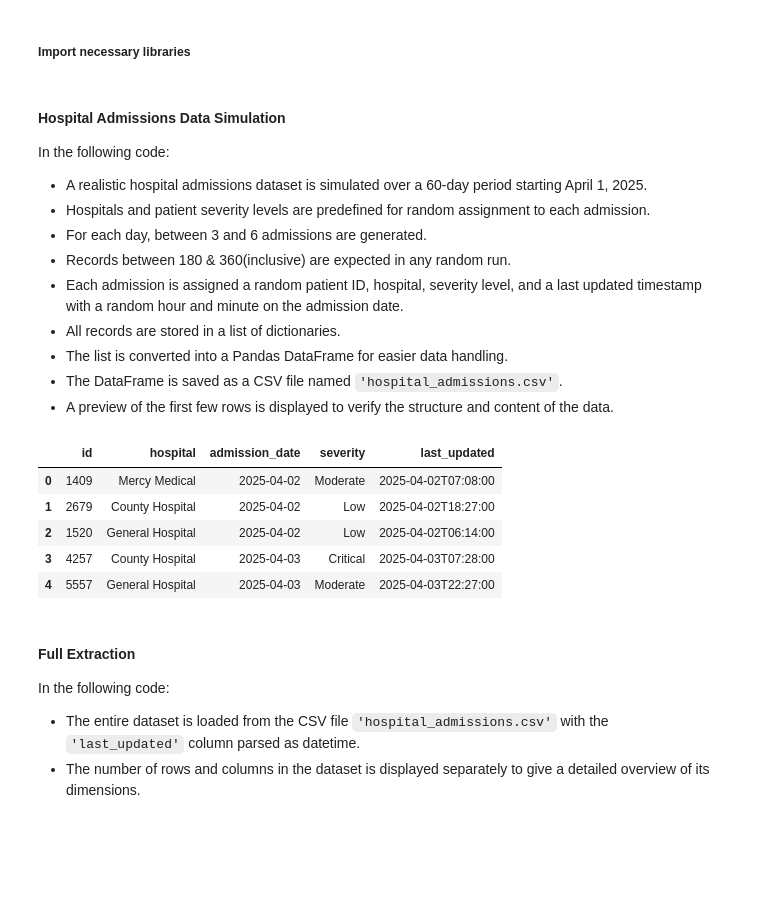
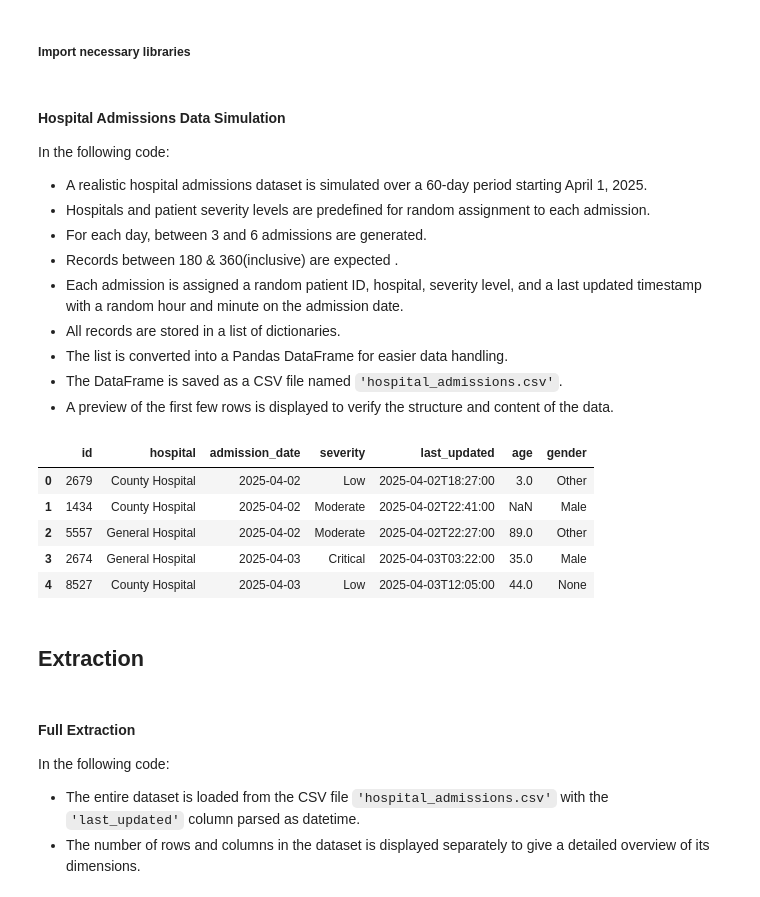
Before and after one commit to ibtj21/ETL_Extract_HanaGashaw_670555, a Jupyter notebook: etl_extract.ipynb, the cells around one changed output. Saved outputs shown, nothing was run; the diff lists cells and outputs as text; code cells hidden in the pictures; blank space fills up the shorter version.

```diff
--- a/etl_extract.ipynb
+++ b/etl_extract.ipynb
@@ -14,53 +14,75 @@ In the following code:
 - A realistic hospital admissions dataset is simulated over a 60-day period starting April 1, 2025.
 - Hospitals and patient severity levels are predefined for random assignment to each admission.
 - For each day, between 3 and 6 admissions are generated.
-- Records between 180 & 360(inclusive) are expected in any random run.
+- Records between 180 & 360(inclusive) are expected .
 - Each admission is assigned a random patient ID, hospital, severity level, and a last updated timestamp with a random hour and minute on the admission date.
 - All records are stored in a list of dictionaries.
 - The list is converted into a Pandas DataFrame for easier data handling.
 - The DataFrame is saved as a CSV file named `'hospital_admissions.csv'`.
 - A preview of the first few rows is displayed to verify the structure and content of the data.
 # %%
-# List of hospitals and severity levels
+import pandas as pd
+import random
+from datetime import datetime, timedelta
+import numpy as np
+
+# Set random seed for reproducibility
 random.seed(42)
+np.random.seed(42)
+
+# Define hospital and severity level options
 hospitals = ['General Hospital', 'City Clinic', 'Mercy Medical', 'St. Mary’s', 'County Hospital']
 severity_levels = ['Low', 'Moderate', 'High', 'Critical']
+genders = ['Male', 'Female', 'Other']
 
 data = []
 start_date = datetime(2025, 4, 1)
 
 # Simulate data for 60 days
 for i in range(1, 61):
     date = start_date + timedelta(days=i)
 
     # Random 3–6 admissions per day
     for _ in range(random.randint(3, 6)):
+        age = random.randint(0, 100)
+        gender = random.choice(genders)
+
+        # Introduce missing values randomly (10% chance)
+        if random.random() < 0.1:
+            age = None
+        if random.random() < 0.1:
+            gender = None
+
         data.append({
-            'id': random.randint(1000, 9999),  # Random patient ID
-            'hospital': random.choice(hospitals),  # Random hospital
-            'admission_date': date.date().isoformat(),  # Admission date
-            'severity': random.choice(severity_levels),  # Condition severity
+            'id': random.randint(1000, 9999),
+            'hospital': random.choice(hospitals),
+            'admission_date': date.date().isoformat(),
+            'severity': random.choice(severity_levels),
             'last_updated': (date + timedelta(
                 hours=random.randint(0, 23),
                 minutes=random.randint(0, 59)
-            )).isoformat()  # Timestamp of last record update
+            )).isoformat(),
+            'age': age,
+            'gender': gender
         })
 
 # Create DataFrame
 df = pd.DataFrame(data)
 
 # Save to CSV
 df.to_csv('hospital_admissions.csv', index=False)
 
 # Preview first few rows
 df.head()
 # %% [output]
-|  | id | hospital | admission_date | severity | last_updated |
-| 0 | 1409 | Mercy Medical | 2025-04-02 | Moderate | 2025-04-02T07:08:00 |
-| 1 | 2679 | County Hospital | 2025-04-02 | Low | 2025-04-02T18:27:00 |
-| 2 | 1520 | General Hospital | 2025-04-02 | Low | 2025-04-02T06:14:00 |
-| 3 | 4257 | County Hospital | 2025-04-03 | Critical | 2025-04-03T07:28:00 |
-| 4 | 5557 | General Hospital | 2025-04-03 | Moderate | 2025-04-03T22:27:00 |
+|  | id | hospital | admission_date | severity | last_updated | age | gender |
+| 0 | 2679 | County Hospital | 2025-04-02 | Low | 2025-04-02T18:27:00 | 3.0 | Other |
+| 1 | 1434 | County Hospital | 2025-04-02 | Moderate | 2025-04-02T22:41:00 | NaN | Male |
+| 2 | 5557 | General Hospital | 2025-04-02 | Moderate | 2025-04-02T22:27:00 | 89.0 | Other |
+| 3 | 2674 | General Hospital | 2025-04-03 | Critical | 2025-04-03T03:22:00 | 35.0 | Male |
+| 4 | 8527 | County Hospital | 2025-04-03 | Low | 2025-04-03T12:05:00 | 44.0 | None |
+# %% [markdown]
+## Extraction
 # %% [markdown]
 #### **Full Extraction**
 In the following code:
```
Also changed, not shown: parts of 34 cells of this notebook, 4 other files.
